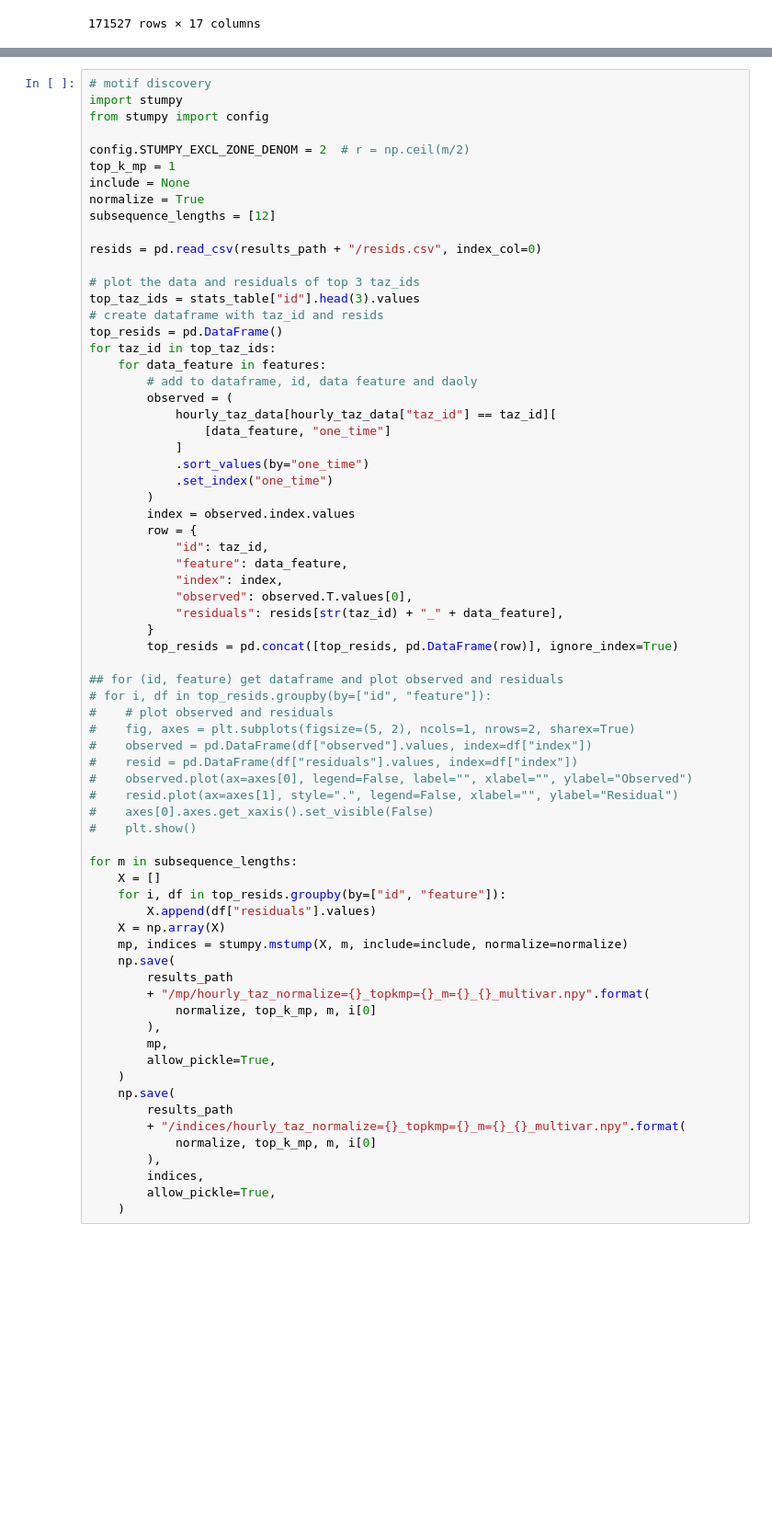
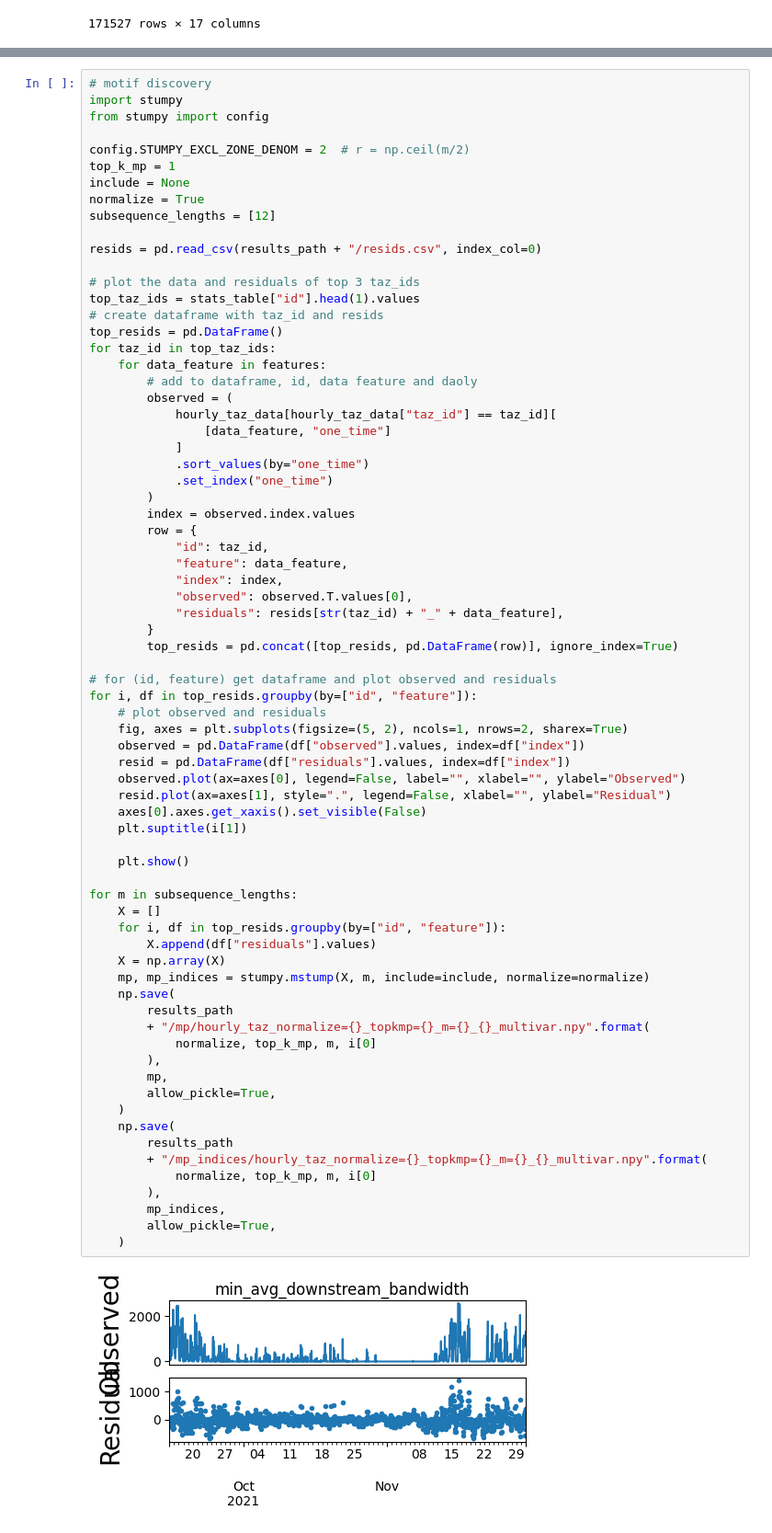
Before and after one commit to MiguelGarcaoSilva/motifsinresidual, a Jupyter notebook: code/populationdensity_casestudyrq3.ipynb, the cells around one changed output, grey strips where cells are left out. Shown at 92% size. Cells and saved outputs as stored; diff of their text form; blank space fills up the shorter version.

```diff
--- a/code/populationdensity_casestudyrq3.ipynb
+++ b/code/populationdensity_casestudyrq3.ipynb
@@ -143,7 +145,7 @@ subsequence_lengths = [12]
 resids = pd.read_csv(results_path + "/resids.csv", index_col=0)
 
 # plot the data and residuals of top 3 taz_ids
-top_taz_ids = stats_table["id"].head(3).values
+top_taz_ids = stats_table["id"].head(1).values
 # create dataframe with taz_id and resids
 top_resids = pd.DataFrame()
 for taz_id in top_taz_ids:
@@ -159,43 +161,47 @@ for taz_id in top_taz_ids:
         index = observed.index.values
         row = {
             "id": taz_id,
             "feature": data_feature,
             "index": index,
             "observed": observed.T.values[0],
             "residuals": resids[str(taz_id) + "_" + data_feature],
         }
         top_resids = pd.concat([top_resids, pd.DataFrame(row)], ignore_index=True)
 
-## for (id, feature) get dataframe and plot observed and residuals
-# for i, df in top_resids.groupby(by=["id", "feature"]):
-#    # plot observed and residuals
-#    fig, axes = plt.subplots(figsize=(5, 2), ncols=1, nrows=2, sharex=True)
-#    observed = pd.DataFrame(df["observed"].values, index=df["index"])
-#    resid = pd.DataFrame(df["residuals"].values, index=df["index"])
-#    observed.plot(ax=axes[0], legend=False, label="", xlabel="", ylabel="Observed")
-#    resid.plot(ax=axes[1], style=".", legend=False, xlabel="", ylabel="Residual")
-#    axes[0].axes.get_xaxis().set_visible(False)
-#    plt.show()
+# for (id, feature) get dataframe and plot observed and residuals
+for i, df in top_resids.groupby(by=["id", "feature"]):
+    # plot observed and residuals
+    fig, axes = plt.subplots(figsize=(5, 2), ncols=1, nrows=2, sharex=True)
+    observed = pd.DataFrame(df["observed"].values, index=df["index"])
+    resid = pd.DataFrame(df["residuals"].values, index=df["index"])
+    observed.plot(ax=axes[0], legend=False, label="", xlabel="", ylabel="Observed")
+    resid.plot(ax=axes[1], style=".", legend=False, xlabel="", ylabel="Residual")
+    axes[0].axes.get_xaxis().set_visible(False)
+    plt.suptitle(i[1])
+
+    plt.show()
 
 for m in subsequence_lengths:
     X = []
     for i, df in top_resids.groupby(by=["id", "feature"]):
         X.append(df["residuals"].values)
     X = np.array(X)
-    mp, indices = stumpy.mstump(X, m, include=include, normalize=normalize)
+    mp, mp_indices = stumpy.mstump(X, m, include=include, normalize=normalize)
     np.save(
         results_path
         + "/mp/hourly_taz_normalize={}_topkmp={}_m={}_{}_multivar.npy".format(
             normalize, top_k_mp, m, i[0]
         ),
         mp,
         allow_pickle=True,
     )
     np.save(
         results_path
-        + "/indices/hourly_taz_normalize={}_topkmp={}_m={}_{}_multivar.npy".format(
+        + "/mp_indices/hourly_taz_normalize={}_topkmp={}_m={}_{}_multivar.npy".format(
             normalize, top_k_mp, m, i[0]
         ),
-        indices,
+        mp_indices,
         allow_pickle=True,
     )
+# %% [output]
+[figure, added]
```
Also changed, not shown: parts of 9 cells of this notebook, 3 other files.
